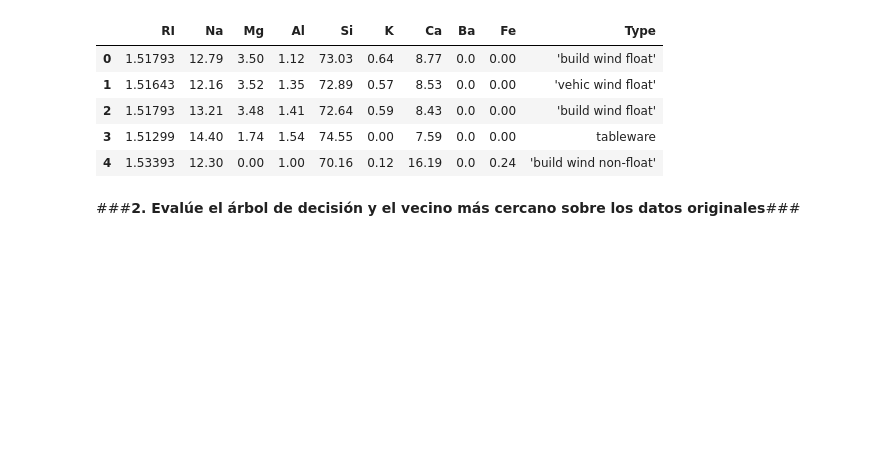
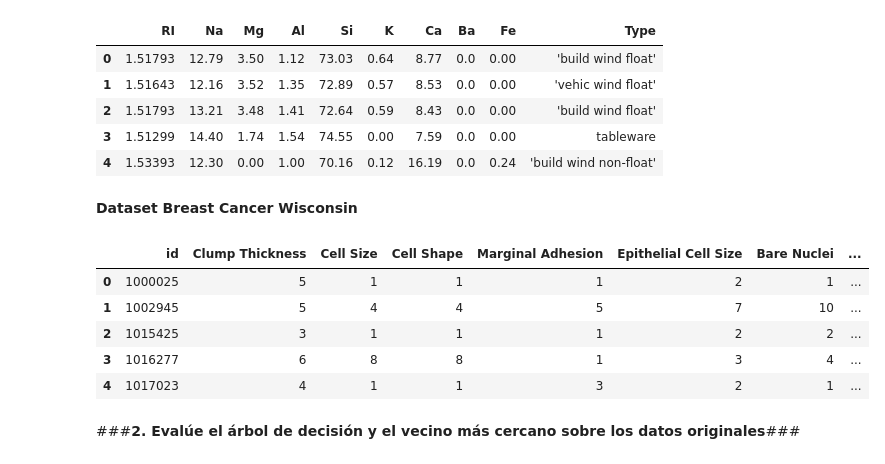
Before and after one commit to victoriapl01/Mineria_De_Datos, a Jupyter notebook: Practica1_1_IMD.ipynb, the cells around one changed output. Cells and saved outputs as stored; diff of their text form; code cells hidden in the pictures; blank space fills up the shorter version.

```diff
--- a/Practica1_1_IMD.ipynb
+++ b/Practica1_1_IMD.ipynb
@@ -186,6 +203,23 @@ glass.head()
 | 2 | 1.51793 | 13.21 | 3.48 | 1.41 | 72.64 | 0.59 | 8.43 | 0.0 | 0.00 | 'build wind float' |
 | 3 | 1.51299 | 14.40 | 1.74 | 1.54 | 74.55 | 0.00 | 7.59 | 0.0 | 0.00 | tableware |
 | 4 | 1.53393 | 12.30 | 0.00 | 1.00 | 70.16 | 0.12 | 16.19 | 0.0 | 0.24 | 'build wind non-float' |
+# %% [markdown]
+**Dataset Breast Cancer Wisconsin**
+# %%
+#Breast Cancer Wisconsin (Diagnostic) Data set
+columnas=['id', 'Clump Thickness', 'Cell Size', 'Cell Shape', 'Marginal Adhesion', 'Epithelial Cell Size', 'Bare Nuclei', 'Bland Chromatin', 'Normal Nucleoli', 'Mitoses', 'Class']
+cancer_features=['id', 'Clump Thickness', 'Cell Size', 'Cell Shape', 'Marginal Adhesion', 'Epithelial Cell Size', 'Bare Nuclei', 'Bland Chromatin', 'Normal Nucleoli', 'Mitoses']
+cancer=readDataset('https://raw.githubusercontent.com/victoriapl01/Mineria_De_Datos/main/Datasets/breast-cancer-wisconsin.data', columnas)
+cancer_X=cancer[cancer_features]
+cancer_y= cancer['Class']
+cancer.head()
+# %% [output]
+|  | id | Clump Thickness | Cell Size | Cell Shape | Marginal Adhesion | Epithelial Cell Size | Bare Nuclei | ... |
+| 0 | 1000025 | 5 | 1 | 1 | 1 | 2 | 1 | ... |
+| 1 | 1002945 | 5 | 4 | 4 | 5 | 7 | 10 | ... |
+| 2 | 1015425 | 3 | 1 | 1 | 1 | 2 | 2 | ... |
+| 3 | 1016277 | 6 | 8 | 8 | 1 | 3 | 4 | ... |
+| 4 | 1017023 | 4 | 1 | 1 | 3 | 2 | 1 | ... |
 # %% [markdown]
 ###**2. Evalúe el árbol de decisión y el vecino más cercano sobre los datos originales**###
 # %% [markdown]
```
Also changed, not shown: parts of 18 cells of this notebook.
